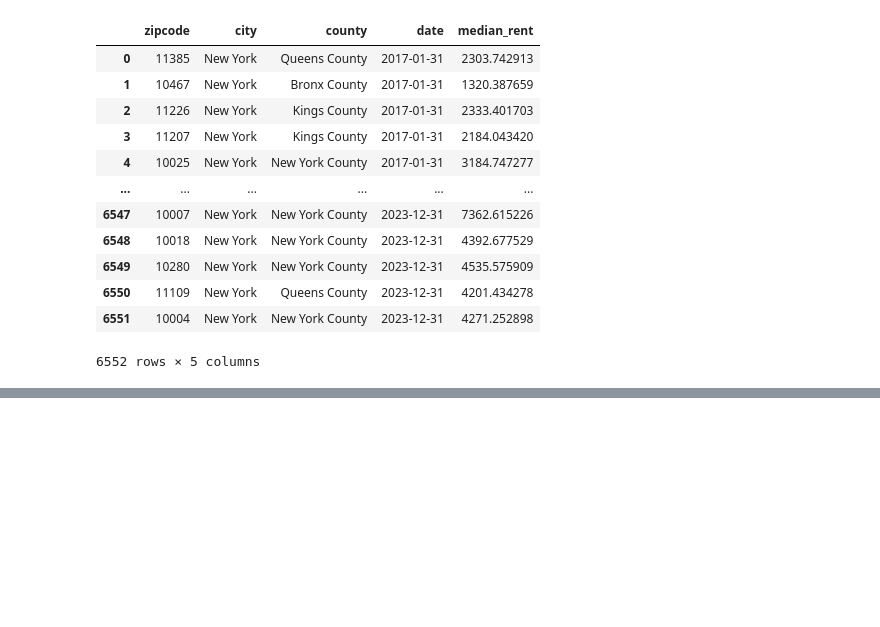
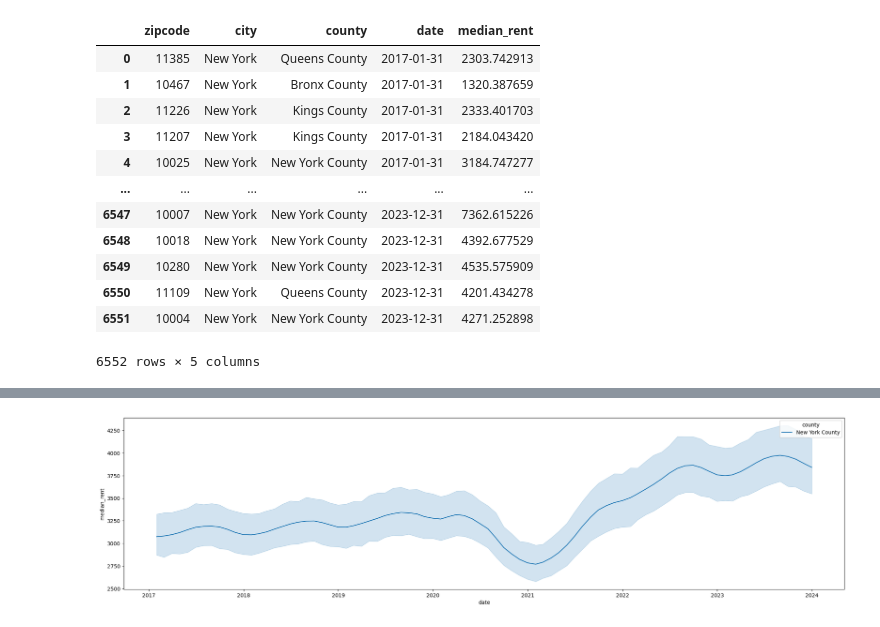
Before and after one commit to tmayer10/RentIQ, a Jupyter notebook: EDA/EDA_KL.ipynb, the cells around one changed output, grey strips where cells are left out. Drawn from its saved outputs; the diff is of its cells as text; code cells hidden in the pictures; blank space fills up the shorter version.

```diff
--- a/EDA/EDA_KL.ipynb
+++ b/EDA/EDA_KL.ipynb
@@ -304,0 +371,6 @@ house_data_nyc = house_data_nyc.merge(
+# %%
+plt.figure(figsize=(25,6))
+sns.lineplot(data=house_data_nyc[house_data_nyc['county']=="New York County"], x="date", y="median_rent", hue="county")
+plt.show()
+# %% [output]
+[figure, added]
```
Also changed, not shown: parts of 21 cells of this notebook.
